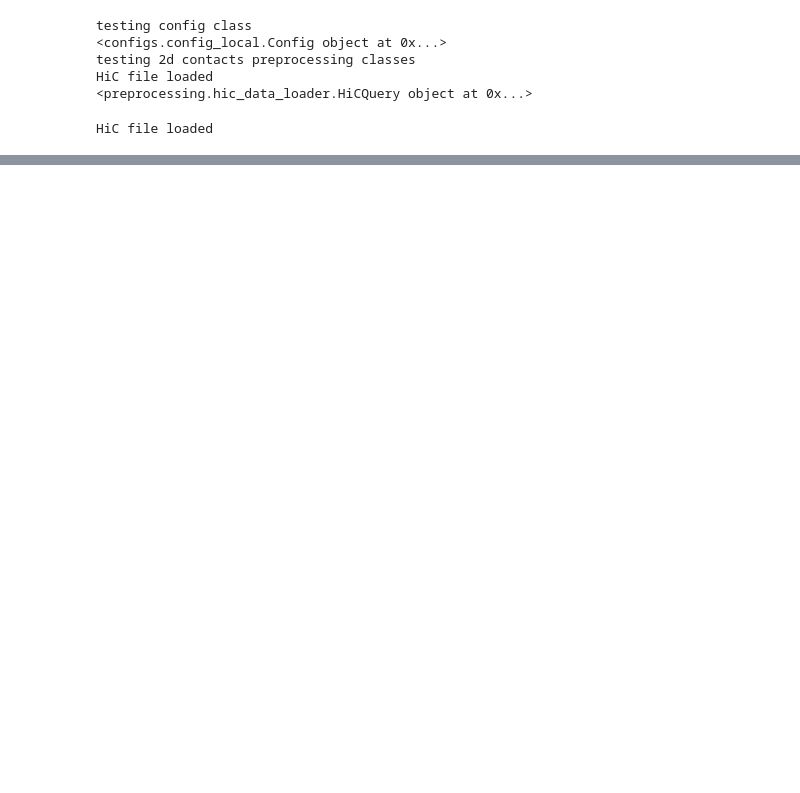
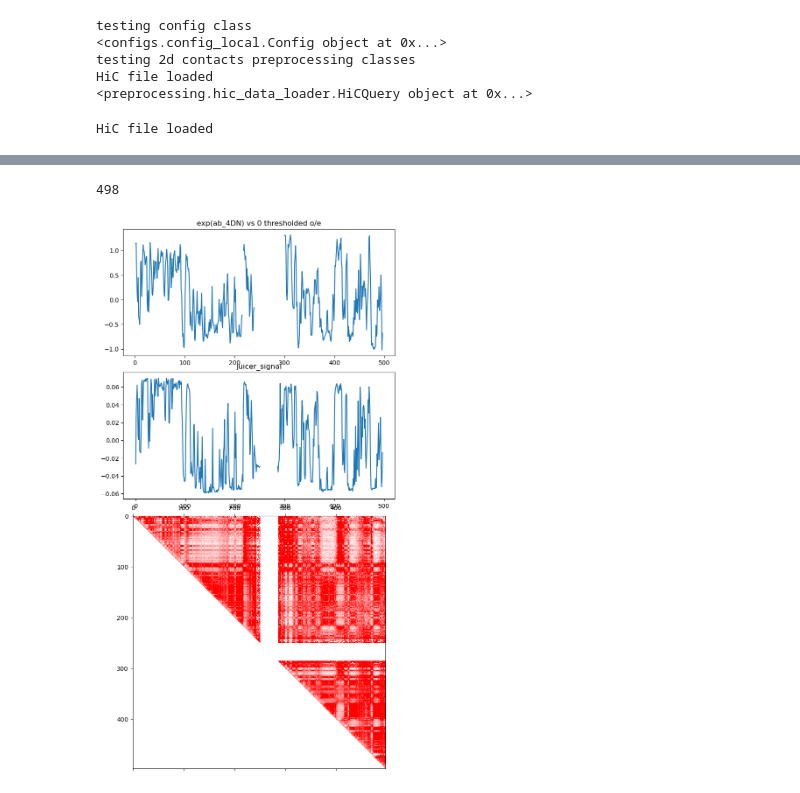
Before and after one commit to akanksha-sachan/3D_chromatin_hubs, a Jupyter notebook: notebooks/GM12878_data_analysis.ipynb, the cells around one changed output, grey strips where cells are left out. Drawn from its saved outputs; the diff is of its cells as text; code cells hidden in the pictures; blank space fills up the shorter version.

```diff
--- a/notebooks/GM12878_data_analysis.ipynb
+++ b/notebooks/GM12878_data_analysis.ipynb
@@ -58,0 +103,6 @@ HiC file loaded
+# %%
+## Function calls to get AB scores of the intra-chr OE matrix ##
+oe_intra_csr = query.oe_straw_to_csr()
+ab_score_dict = query.ab_comp.calculate_ab_score(oe_intra_csr) #{start: pc1}
+ab_score = list(ab_score_dict.values())
+print(len(ab_score))
@@ -59,37 +127,39 @@ HiC file loaded
+# %%
+# preparing data for visualisation
+
+bw_signal_dict = query.ab_comp.load_bigwig_chromosomal_ab() #{start:(signal, A/B label)}
+bw_signal = bw_signal = [signal for signal, label in bw_signal_dict.values()]
+filtered_bw_signal = [signal for start, (signal, label) in bw_signal_dict.items() if signal is not None] #filter none values
+print(len(bw_signal))
+
+oe_numpy_thresholded = oe_intra_csr.toarray() #upper triangular
+# %% [output]
+498
 # %%
-def plot_2dhic_1dtrack_map(dense_matrix, signal, vmin, vmax, cmap):
+def plot_2dhic_1dtrack_map(dense_matrix, bw_signal, signal, vmin, vmax, cmap):
   d2 = dense_matrix # np.log(dense_matrix)
   d2[np.isnan(d2)] = 0
   d2[np.isinf(d2)] = 0
   fig = plt.figure()
-  fig.set_figheight(12)
+  fig.set_figheight(16)
   fig.set_figwidth(8)
-  spec = gridspec.GridSpec(ncols=1, nrows=2,
+  spec = gridspec.GridSpec(ncols=1, nrows=3,
                          width_ratios=[1], wspace=1,
-                         hspace=.1, height_ratios=[16, 30])
+                         hspace=.1, height_ratios=[10, 10, 20])
   ax0 = fig.add_subplot(spec[0])
-  ax0.plot(np.arange(len(signal)), signal)
+  ax0.plot(np.arange(len(bw_signal)), bw_signal)
+  plt.title("exp(ab_4DN) vs 0 thresholded o/e")
   ax1 = fig.add_subplot(spec[1])
-  ax1.matshow(d2, cmap=cmap, vmin=vmin, vmax=vmax)
+  ax1.plot(np.arange(len(signal)), signal)
+  plt.title("juicer_signal")
+  ax2 = fig.add_subplot(spec[2])
+  ax2.matshow(d2, cmap=cmap, vmin=vmin, vmax=vmax)
   plt.show()
-
-# params for OE matrix visualisation
-threshold = 0
-start = 0
-end = 72000000
 
 # Custom colormap
 REDMAP = LinearSegmentedColormap.from_list("bright_red", [(1, 1, 1), (1, 0, 0)])
 
 ## single chr visualisation ##
-oe_numpy_thresholded = query.oe_intra_numpy(start, end, threshold)
-
-# params for AB score visualisation along with OE matrix
-ab_geo_bw = pyBigWig.open(config.paths.compartments_infile)
-nm_bins = oe_numpy_thresholded.shape[0]
-signal = ab_geo_bw.stats(
-                chrom, start, end, type="mean", nBins=nm_bins
-            )
-#filter none values
-filtered_signal = [0 if x is None else x for x in signal]
-plot_2dhic_1dtrack_map(oe_numpy_thresholded, filtered_signal, 0, 1, REDMAP)
+plot_2dhic_1dtrack_map(oe_numpy_thresholded, bw_signal, juicer_signal, 0, 1, REDMAP)
+# %% [output]
+[figure, added]
```
Also changed, not shown: parts of 8 cells of this notebook, 4 other files.
